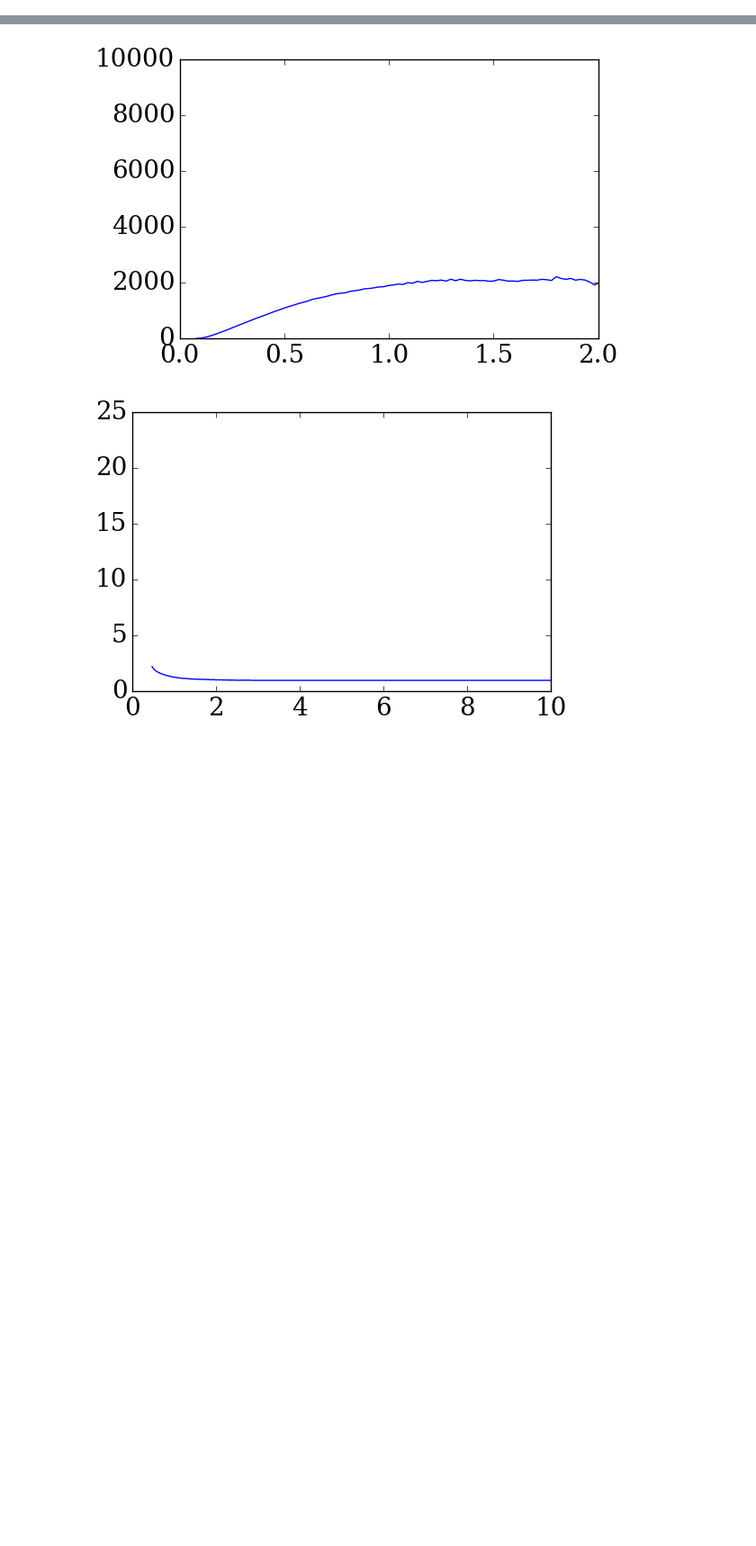
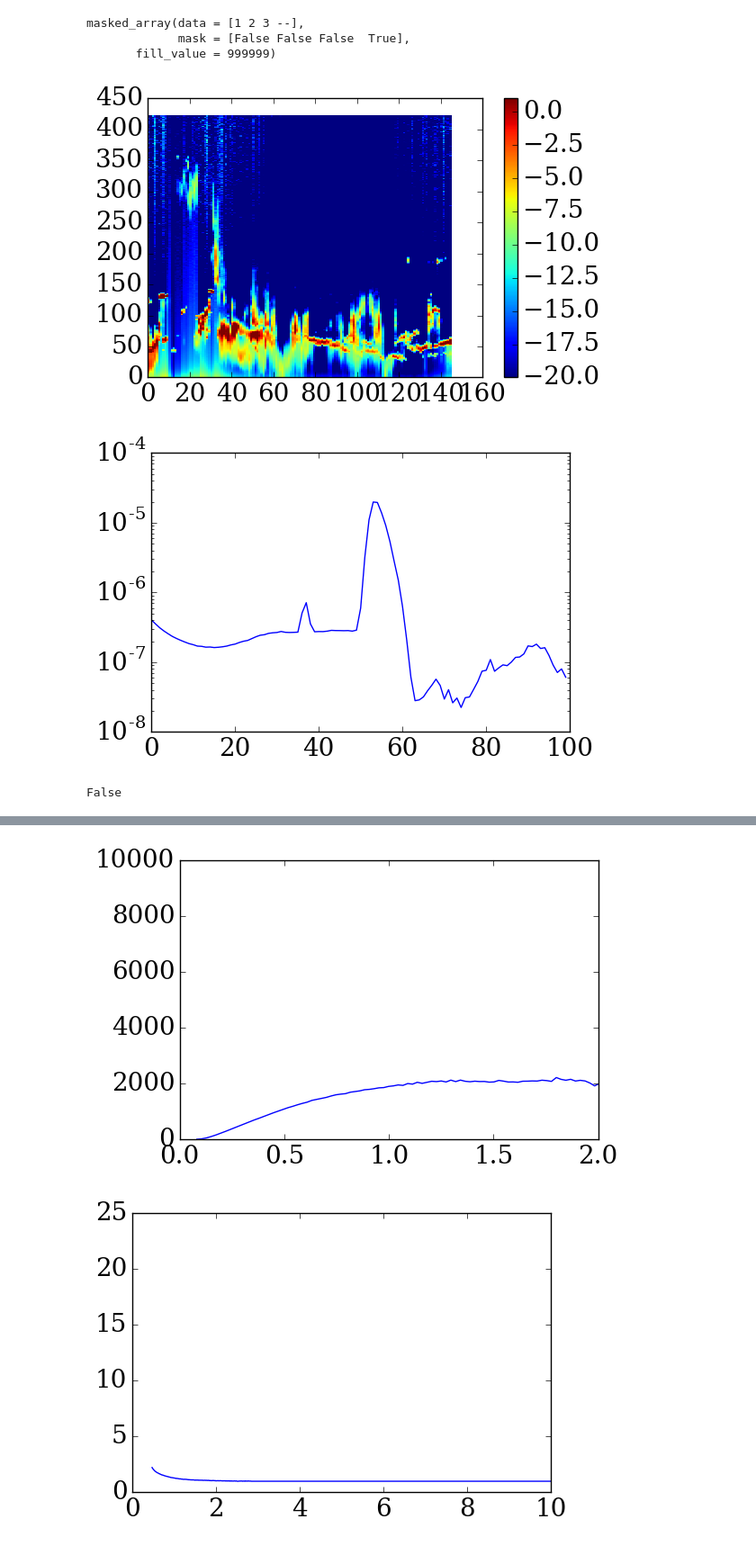
Before and after one commit to cduranalarcon/Lidar_DDU, a Jupyter notebook: Notebooks/temp.ipynb, the cells around one changed output, grey strips where cells are left out. Shown at 90% size. Saved outputs shown, nothing was run; the diff lists cells and outputs as text; code cells hidden in the pictures; blank space fills up the shorter version.

```diff
--- a/Notebooks/temp.ipynb
+++ b/Notebooks/temp.ipynb
@@ -238 +299,22 @@ for year in range(year0[0],year0[1]+1):
+# %%
+np.unique(layers_mask2)
+# %% [output]
+masked_array(data = [1 2 3 --],
+             mask = [False False False  True],
+       fill_value = 999999)
+# %%
+pylab.pcolor(np.transpose(10*np.log10(100000*Par)),vmin =-20,vmax =1)
+pylab.colorbar()
+pylab.show()
+
+pylab.plot(Par[140,0:100])
+pylab.yscale('log')
+pylab.show()
+# %% [output]
+[figure, added]
+[figure, added]
+# %%
+np.nansum(layers_mask[0,:])>10
+# %% [output]
+False
 # %%
```
Also changed, not shown: parts of 13 cells of this notebook.
